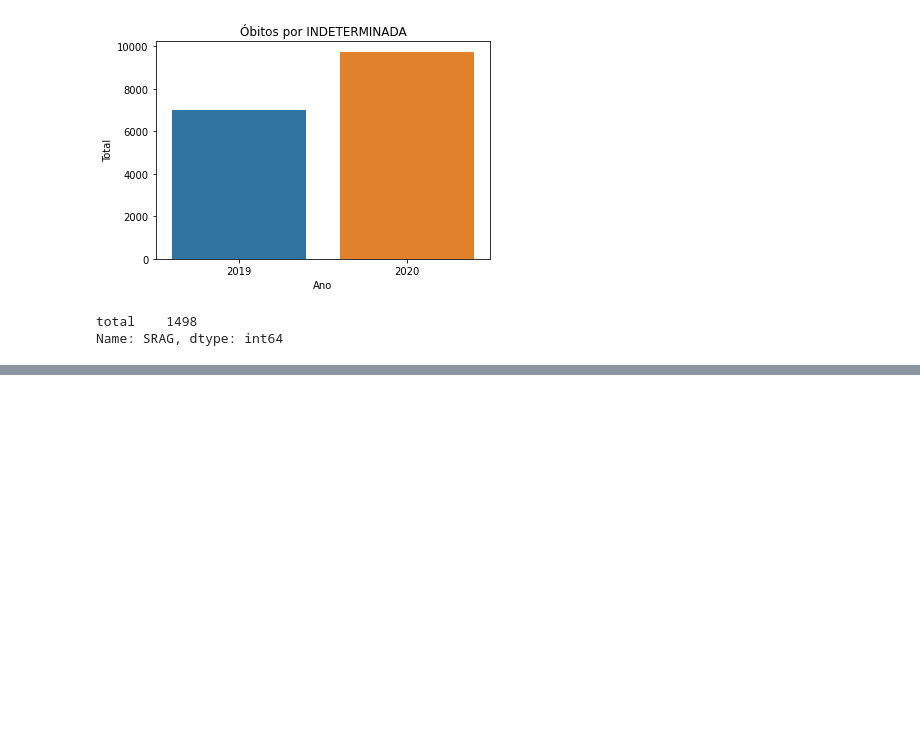
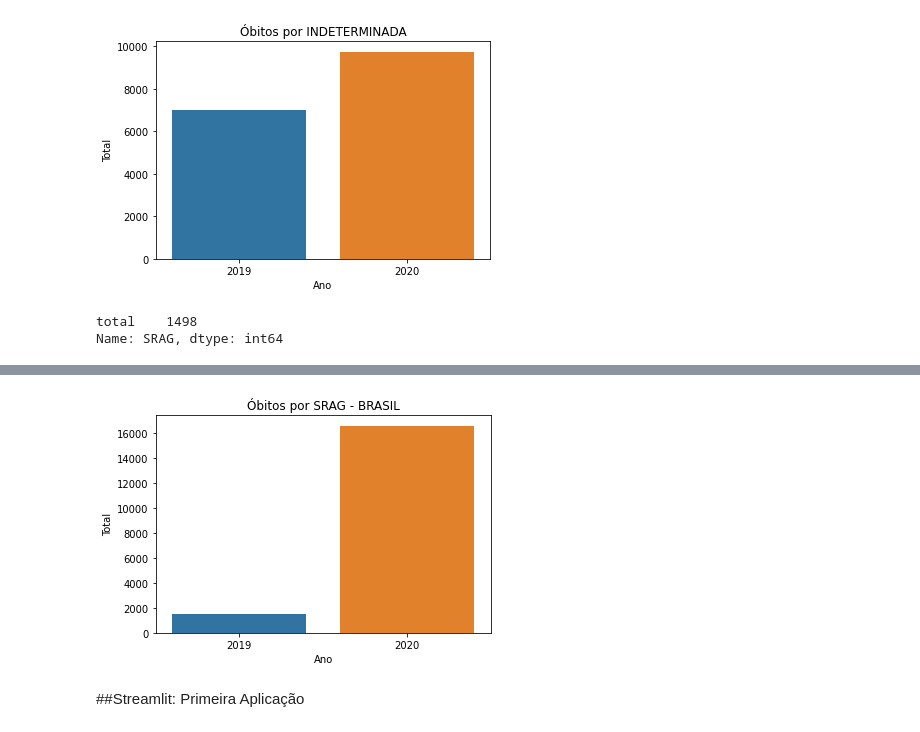
Before and after one commit to debbyohanne/analise_covid, a Jupyter notebook: notebooks/analise_obitos_covid.ipynb, the cells around one changed output, grey strips where cells are left out. Drawn from its saved outputs; the diff is of its cells as text; code cells hidden in the pictures; blank space fills up the shorter version.

```diff
--- a/notebooks/analise_obitos_covid.ipynb
+++ b/notebooks/analise_obitos_covid.ipynb
@@ -185,0 +223,33 @@ Name: SRAG, dtype: int64
+# %%
+#Vamos então colocar uma condicional pra poder ver nacional ou por estado:
+
+#colocando esse = do lado de estado estou definindo o default caso o usuário deixe em branco.
+def grafico_comparativo(causa, estado='BRASIL'):
+
+    if estado == 'BRASIL':
+        #aqui então só vou classificar por tipo da doença
+        total_2019 = dados_2019.groupby('tipo_doenca').sum()
+        total_2020 = dados_2020.groupby('tipo_doenca').sum()
+        lista = [int(total_2019.loc[causa]),int(total_2020.loc[causa])]
+    else:
+        #classificando por uf e tipo de doença
+        total_2019 = dados_2019.groupby(['uf','tipo_doenca']).sum()
+        total_2020 = dados_2020.groupby(['uf','tipo_doenca']).sum()
+
+        #fazendo uma lista com o total por tipo da doença
+        lista = [int(total_2019.loc[estado,causa]),int(total_2020.loc[estado,causa])]
+
+    #criando um dataframe com os dados que fizemos no loc.
+    dados = pd.DataFrame({'Total': lista,
+                            'Ano':[2019,2020]})
+
+    #plotando o gráfico:
+    plt.figure(figsize=(6,4))
+    sns.barplot(x='Ano', y='Total', data=dados)
+    plt.title(f'Óbitos por {causa} - {estado}')
+    plt.show()
+
+#retornando o total
+grafico_comparativo('SRAG')  #Podemos ver que funcionou realmente quando só uso o tipo de doença e não coloco o estado :)
+# %% [output]
+[figure, added]
@@ -185,0 +261,2 @@ Name: SRAG, dtype: int64
+# %% [markdown]
+##Streamlit: Primeira Aplicação
```
Also changed, not shown: parts of 10 cells of this notebook, 2 other files.
